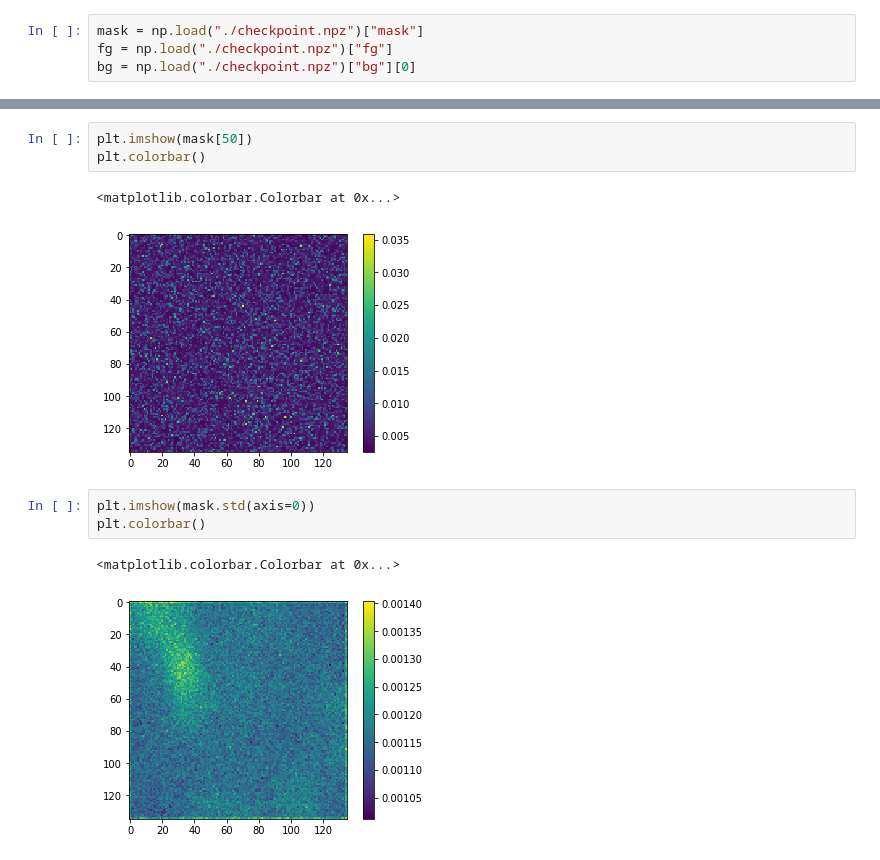
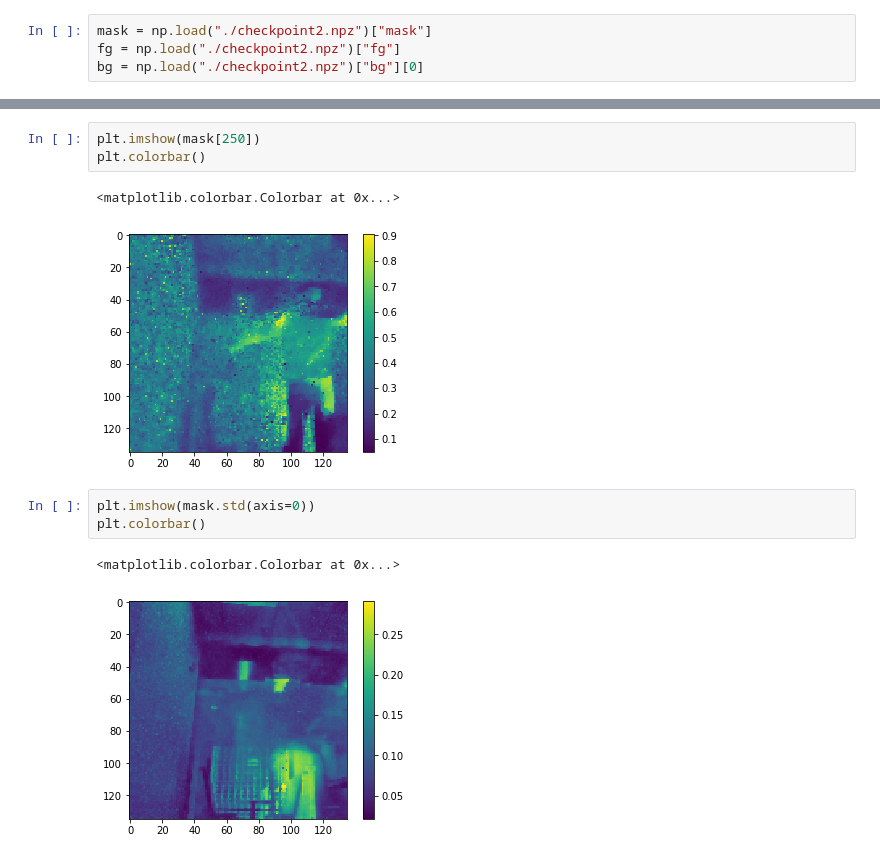
Before and after one commit to cemoody/rtvf, a Jupyter notebook: NB01 Robust Total Variation Tensor Factorization.ipynb, the cells around one changed output, grey strips where cells are left out. Saved outputs shown, nothing was run; the diff lists cells and outputs as text.

```diff
--- a/NB01 Robust Total Variation Tensor Factorization.ipynb
+++ b/NB01 Robust Total Variation Tensor Factorization.ipynb
@@ -6,4 +31,4 @@ from matplotlib import pyplot as plt
 # %%
-mask = np.load("./checkpoint.npz")["mask"]
-fg = np.load("./checkpoint.npz")["fg"]
-bg = np.load("./checkpoint.npz")["bg"][0]
+mask = np.load("./checkpoint2.npz")["mask"]
+fg = np.load("./checkpoint2.npz")["fg"]
+bg = np.load("./checkpoint2.npz")["bg"][0]
@@ -42,12 +82,12 @@ plt.colorbar()
 # %%
-plt.imshow(mask[50])
+plt.imshow(mask[250])
 plt.colorbar()
 # %% [output]
 <matplotlib.colorbar.Colorbar at 0x...>
-[figure, old version]
+[figure, new version]
 # %%
 plt.imshow(mask.std(axis=0))
 plt.colorbar()
 # %% [output]
 <matplotlib.colorbar.Colorbar at 0x...>
-[figure, old version]
+[figure, new version]
```
Also changed, not shown: parts of 11 cells of this notebook, 1 other file.
